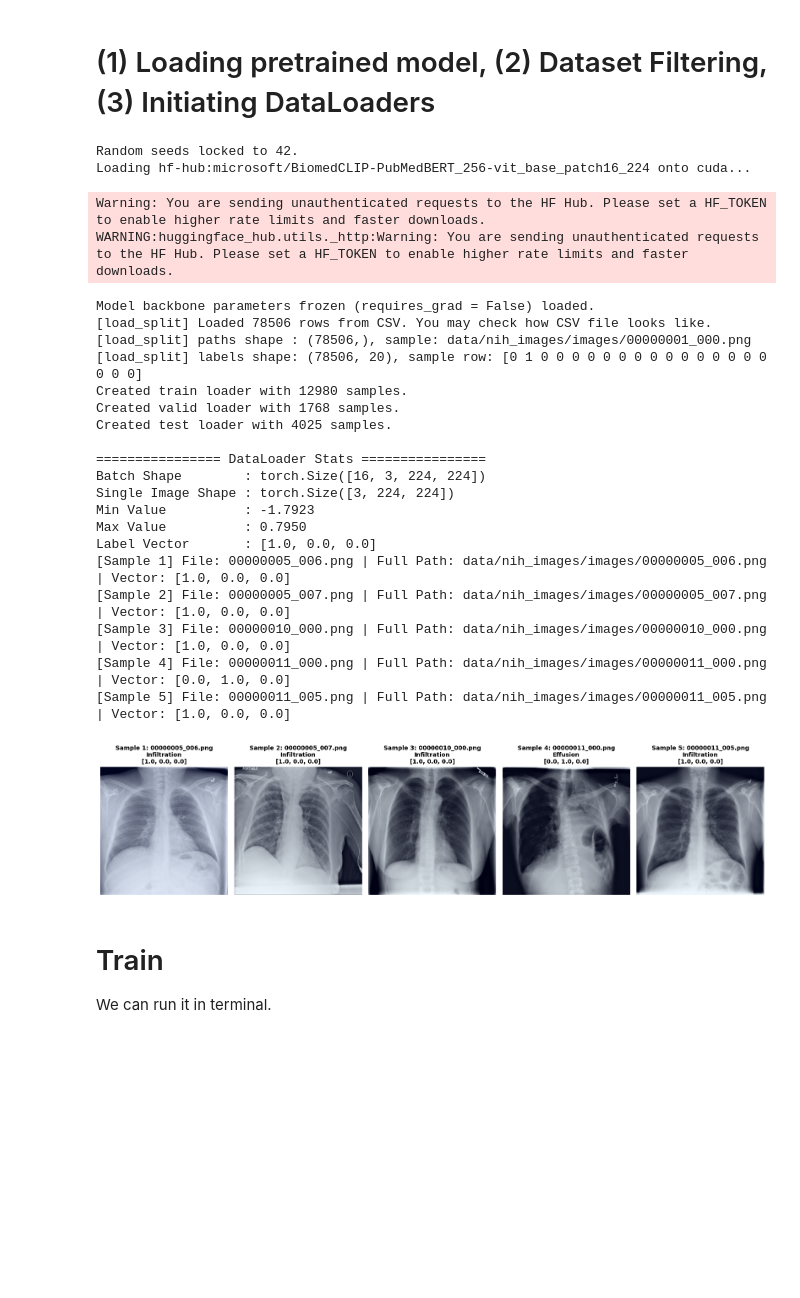
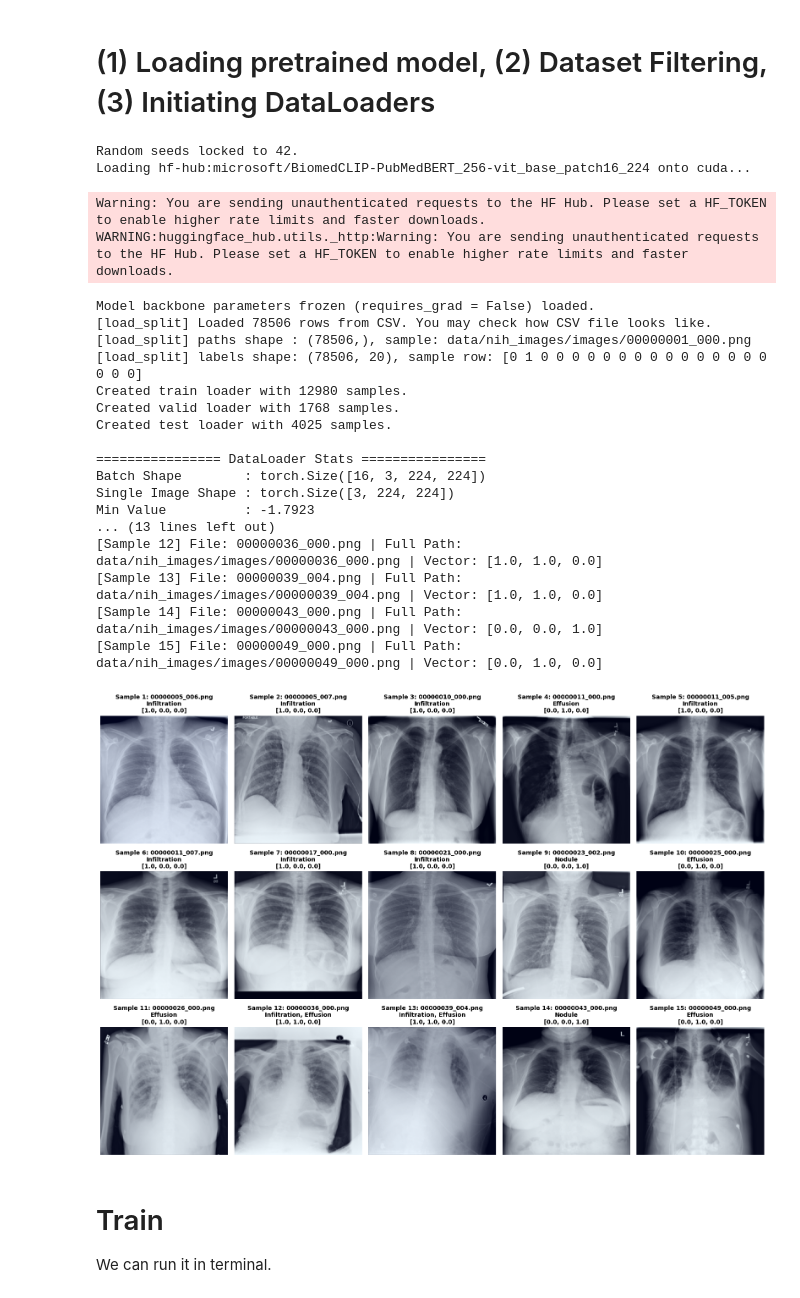
Before and after one commit to holidayjo/xray_clip, a Jupyter notebook: main.ipynb, the cells around one changed output. Saved outputs shown, nothing was run; the diff lists cells and outputs as text; code cells hidden in the pictures; blank space fills up the shorter version.

```diff
--- a/main.ipynb
+++ b/main.ipynb
@@ -36,42 +36,40 @@ labels                                  = train_df_filtered[cfg['top_labels']].v
 
 # Package the filtered datasets into clean dictionaries
 paths_dict = {'train': train_paths_filtered, 'valid': valid_paths_filtered, 'test' : test_paths_filtered}
 df_dict    = {'train': train_df_filtered,    'valid': valid_df_filtered,    'test' : test_df_filtered}
 
 # Create PyTorch DataLoaders
 train_loader, valid_loader, test_loader = utils.dataset.create_dataloaders(paths_dict  = paths_dict,
                                                                            df_dict     = df_dict,
                                                                            top_labels  = cfg['top_labels'],
                                                                            preprocess  = preprocess,
                                                                            batch_size  = 16,
                                                                            num_workers = 2)
 # verifying.
-utils.dataset.inspect_dataloader(train_loader, class_names=cfg['top_labels'], num_images=5)
+utils.dataset.inspect_dataloader(train_loader, class_names=cfg['top_labels'], num_images=15)
 # %% [output]
 Random seeds locked to 42.
 Loading hf-hub:microsoft/BiomedCLIP-PubMedBERT_256-vit_base_patch16_224 onto cuda...
 Warning: You are sending unauthenticated requests to the HF Hub. Please set a HF_TOKEN to enable higher rate limits and faster downloads.
 WARNING:huggingface_hub.utils._http:Warning: You are sending unauthenticated requests to the HF Hub. Please set a HF_TOKEN to enable higher rate limits and faster downloads.
 Model backbone parameters frozen (requires_grad = False) loaded.
 [load_split] Loaded 78506 rows from CSV. You may check how CSV file looks like.
 [load_split] paths shape : (78506,), sample: data/nih_images/images/00000001_000.png
 [load_split] labels shape: (78506, 20), sample row: [0 1 0 0 0 0 0 0 0 0 0 0 0 0 0 0 0 0 0 0]
 Created train loader with 12980 samples.
 Created valid loader with 1768 samples.
 Created test loader with 4025 samples.
 
 ================ DataLoader Stats ================
 Batch Shape        : torch.Size([16, 3, 224, 224])
 Single Image Shape : torch.Size([3, 224, 224])
 Min Value          : -1.7923
-Max Value          : 0.7950
-Label Vector       : [1.0, 0.0, 0.0]
-[Sample 1] File: 00000005_006.png | Full Path: data/nih_images/images/00000005_006.png | Vector: [1.0, 0.0, 0.0]
-[Sample 2] File: 00000005_007.png | Full Path: data/nih_images/images/00000005_007.png | Vector: [1.0, 0.0, 0.0]
-[Sample 3] File: 00000010_000.png | Full Path: data/nih_images/images/00000010_000.png | Vector: [1.0, 0.0, 0.0]
-[Sample 4] File: 00000011_000.png | Full Path: data/nih_images/images/00000011_000.png | Vector: [0.0, 1.0, 0.0]
-[Sample 5] File: 00000011_005.png | Full Path: data/nih_images/images/00000011_005.png | Vector: [1.0, 0.0, 0.0]
+... (13 lines left out)
+[Sample 12] File: 00000036_000.png | Full Path: data/nih_images/images/00000036_000.png | Vector: [1.0, 1.0, 0.0]
+[Sample 13] File: 00000039_004.png | Full Path: data/nih_images/images/00000039_004.png | Vector: [1.0, 1.0, 0.0]
+[Sample 14] File: 00000043_000.png | Full Path: data/nih_images/images/00000043_000.png | Vector: [0.0, 0.0, 1.0]
+[Sample 15] File: 00000049_000.png | Full Path: data/nih_images/images/00000049_000.png | Vector: [0.0, 1.0, 0.0]
-[figure, old version]
+[figure, new version]
 # %% [markdown]
 # Train
 We can run it in terminal.
```
Also changed, not shown: parts of 1 cell of this notebook, 6 other files.
